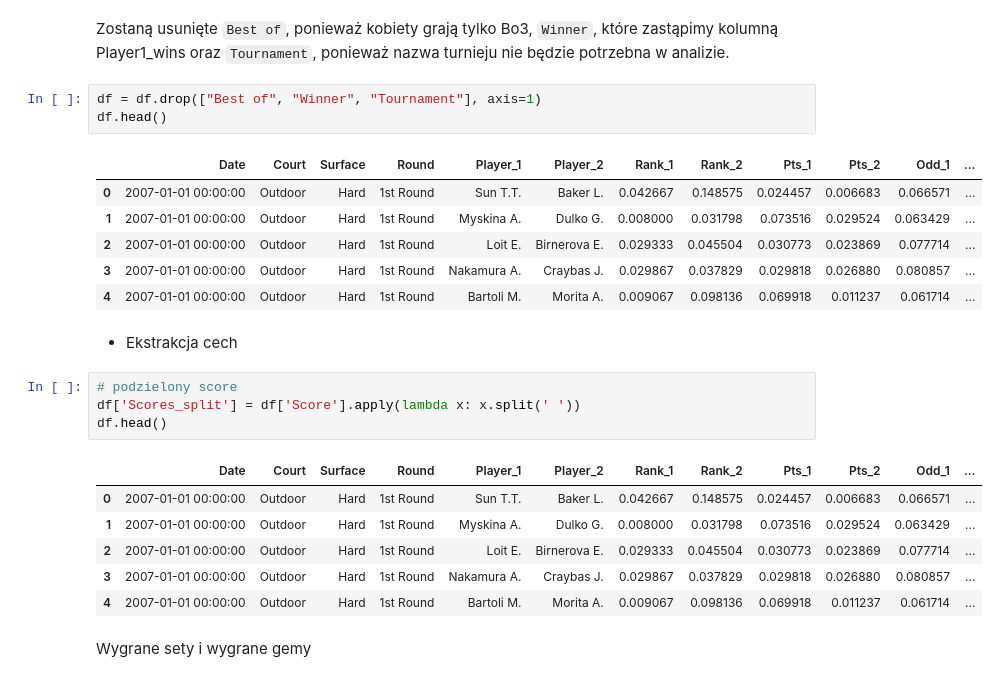
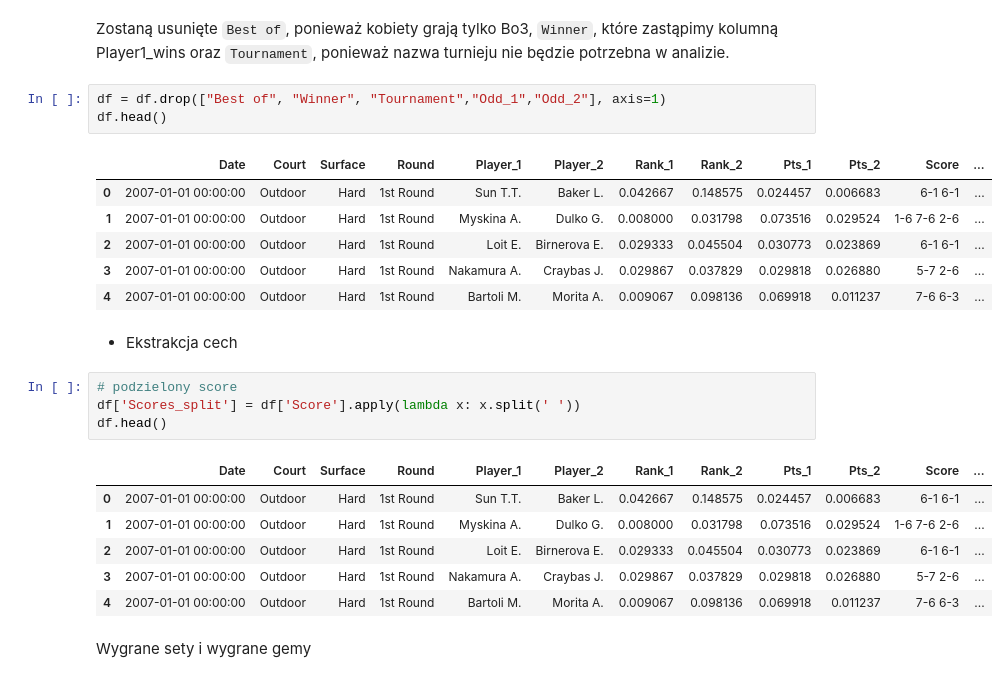
Before and after one commit to DeporS/data-minig-project, a Jupyter notebook: src/process_data_luk.ipynb, the cells around one changed output. Saved outputs shown, nothing was run; the diff lists cells and outputs as text.

```diff
--- a/src/process_data_luk.ipynb
+++ b/src/process_data_luk.ipynb
@@ -208,15 +208,15 @@ df.head()
 # %% [markdown]
 Zostaną usunięte `Best of`, ponieważ kobiety grają tylko Bo3, `Winner`, które zastąpimy kolumną Player1_wins oraz `Tournament`, ponieważ nazwa turnieju nie będzie potrzebna w analizie.
 # %%
-df = df.drop(["Best of", "Winner", "Tournament"], axis=1)
+df = df.drop(["Best of", "Winner", "Tournament","Odd_1","Odd_2"], axis=1)
 df.head()
 # %% [output]
-|  | Date | Court | Surface | Round | Player_1 | Player_2 | Rank_1 | Rank_2 | Pts_1 | Pts_2 | Odd_1 | ... |
-| 0 | 2007-01-01 00:00:00 | Outdoor | Hard | 1st Round | Sun T.T. | Baker L. | 0.042667 | 0.148575 | 0.024457 | 0.006683 | 0.066571 | ... |
-| 1 | 2007-01-01 00:00:00 | Outdoor | Hard | 1st Round | Myskina A. | Dulko G. | 0.008000 | 0.031798 | 0.073516 | 0.029524 | 0.063429 | ... |
-| 2 | 2007-01-01 00:00:00 | Outdoor | Hard | 1st Round | Loit E. | Birnerova E. | 0.029333 | 0.045504 | 0.030773 | 0.023869 | 0.077714 | ... |
-| 3 | 2007-01-01 00:00:00 | Outdoor | Hard | 1st Round | Nakamura A. | Craybas J. | 0.029867 | 0.037829 | 0.029818 | 0.026880 | 0.080857 | ... |
-| 4 | 2007-01-01 00:00:00 | Outdoor | Hard | 1st Round | Bartoli M. | Morita A. | 0.009067 | 0.098136 | 0.069918 | 0.011237 | 0.061714 | ... |
+|  | Date | Court | Surface | Round | Player_1 | Player_2 | Rank_1 | Rank_2 | Pts_1 | Pts_2 | Score | ... |
+| 0 | 2007-01-01 00:00:00 | Outdoor | Hard | 1st Round | Sun T.T. | Baker L. | 0.042667 | 0.148575 | 0.024457 | 0.006683 | 6-1 6-1 | ... |
+| 1 | 2007-01-01 00:00:00 | Outdoor | Hard | 1st Round | Myskina A. | Dulko G. | 0.008000 | 0.031798 | 0.073516 | 0.029524 | 1-6 7-6 2-6 | ... |
+| 2 | 2007-01-01 00:00:00 | Outdoor | Hard | 1st Round | Loit E. | Birnerova E. | 0.029333 | 0.045504 | 0.030773 | 0.023869 | 6-1 6-1 | ... |
+| 3 | 2007-01-01 00:00:00 | Outdoor | Hard | 1st Round | Nakamura A. | Craybas J. | 0.029867 | 0.037829 | 0.029818 | 0.026880 | 5-7 2-6 | ... |
+| 4 | 2007-01-01 00:00:00 | Outdoor | Hard | 1st Round | Bartoli M. | Morita A. | 0.009067 | 0.098136 | 0.069918 | 0.011237 | 7-6 6-3 | ... |
 # %% [markdown]
 - Ekstrakcja cech
 # %%
@@ -224,12 +224,12 @@ df.head()
 df['Scores_split'] = df['Score'].apply(lambda x: x.split(' '))
 df.head()
 # %% [output]
-|  | Date | Court | Surface | Round | Player_1 | Player_2 | Rank_1 | Rank_2 | Pts_1 | Pts_2 | Odd_1 | ... |
-| 0 | 2007-01-01 00:00:00 | Outdoor | Hard | 1st Round | Sun T.T. | Baker L. | 0.042667 | 0.148575 | 0.024457 | 0.006683 | 0.066571 | ... |
-| 1 | 2007-01-01 00:00:00 | Outdoor | Hard | 1st Round | Myskina A. | Dulko G. | 0.008000 | 0.031798 | 0.073516 | 0.029524 | 0.063429 | ... |
-| 2 | 2007-01-01 00:00:00 | Outdoor | Hard | 1st Round | Loit E. | Birnerova E. | 0.029333 | 0.045504 | 0.030773 | 0.023869 | 0.077714 | ... |
-| 3 | 2007-01-01 00:00:00 | Outdoor | Hard | 1st Round | Nakamura A. | Craybas J. | 0.029867 | 0.037829 | 0.029818 | 0.026880 | 0.080857 | ... |
-| 4 | 2007-01-01 00:00:00 | Outdoor | Hard | 1st Round | Bartoli M. | Morita A. | 0.009067 | 0.098136 | 0.069918 | 0.011237 | 0.061714 | ... |
+|  | Date | Court | Surface | Round | Player_1 | Player_2 | Rank_1 | Rank_2 | Pts_1 | Pts_2 | Score | ... |
+| 0 | 2007-01-01 00:00:00 | Outdoor | Hard | 1st Round | Sun T.T. | Baker L. | 0.042667 | 0.148575 | 0.024457 | 0.006683 | 6-1 6-1 | ... |
+| 1 | 2007-01-01 00:00:00 | Outdoor | Hard | 1st Round | Myskina A. | Dulko G. | 0.008000 | 0.031798 | 0.073516 | 0.029524 | 1-6 7-6 2-6 | ... |
+| 2 | 2007-01-01 00:00:00 | Outdoor | Hard | 1st Round | Loit E. | Birnerova E. | 0.029333 | 0.045504 | 0.030773 | 0.023869 | 6-1 6-1 | ... |
+| 3 | 2007-01-01 00:00:00 | Outdoor | Hard | 1st Round | Nakamura A. | Craybas J. | 0.029867 | 0.037829 | 0.029818 | 0.026880 | 5-7 2-6 | ... |
+| 4 | 2007-01-01 00:00:00 | Outdoor | Hard | 1st Round | Bartoli M. | Morita A. | 0.009067 | 0.098136 | 0.069918 | 0.011237 | 7-6 6-3 | ... |
 # %% [markdown]
 Wygrane sety i wygrane gemy
 # %%
```
Also changed, not shown: parts of 12 cells of this notebook.
